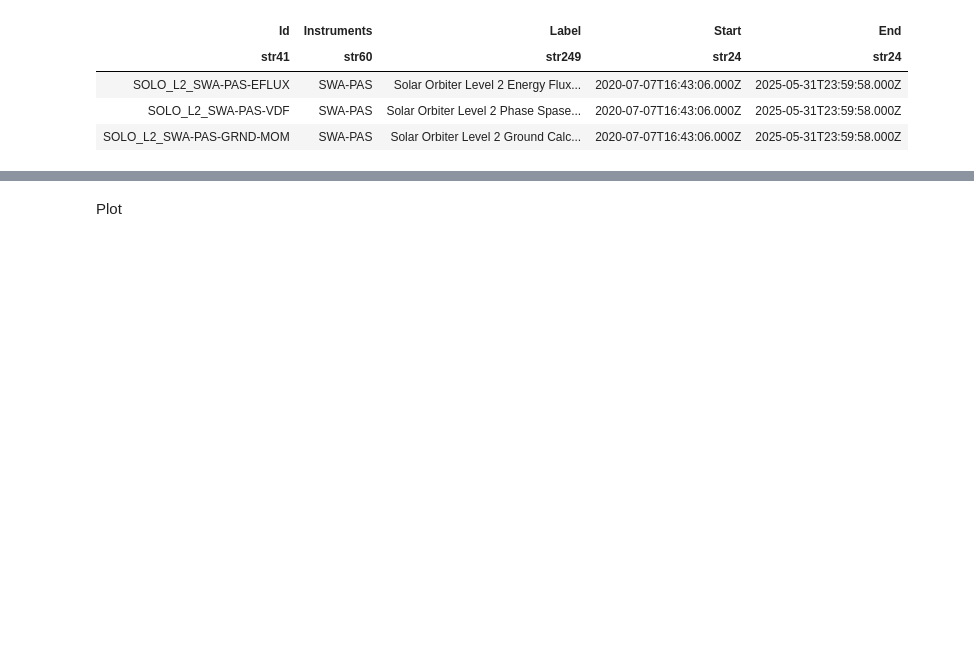
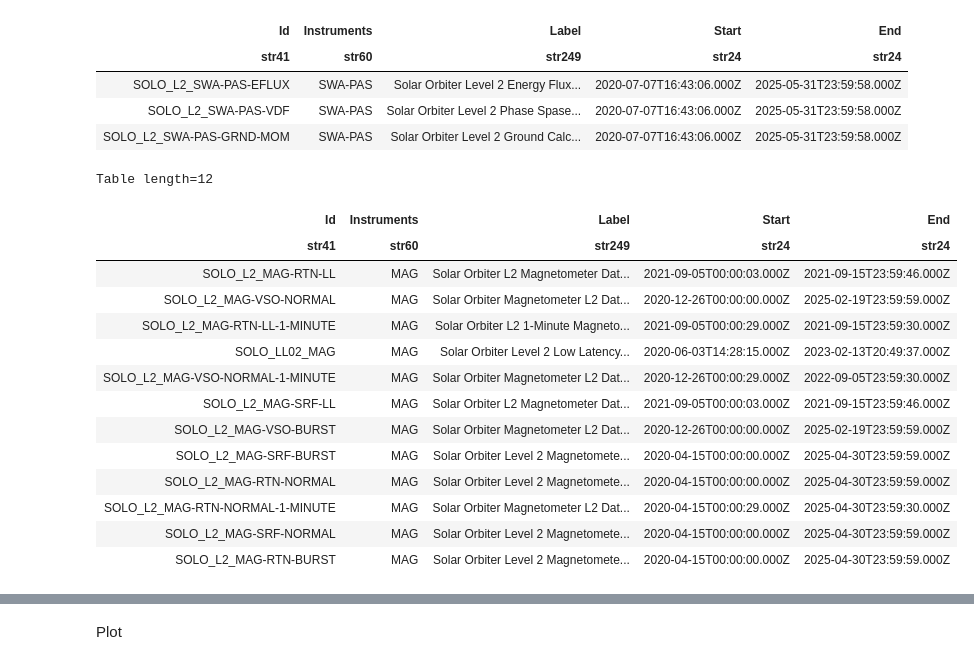
Before and after one commit to BlueNeptune11/sun_capstone, a Jupyter notebook: AceSoPsp_timeseries.ipynb, the cells around one changed output, grey strips where cells are left out. Drawn from its saved outputs; the diff is of its cells as text; code cells hidden in the pictures; blank space fills up the shorter version.

```diff
--- a/AceSoPsp_timeseries.ipynb
+++ b/AceSoPsp_timeseries.ipynb
@@ -177,6 +185,24 @@ Table length=3
 | SOLO_L2_SWA-PAS-EFLUX | SWA-PAS | Solar Orbiter Level 2 Energy Flux... | 2020-07-07T16:43:06.000Z | 2025-05-31T23:59:58.000Z |
 | SOLO_L2_SWA-PAS-VDF | SWA-PAS | Solar Orbiter Level 2 Phase Spase... | 2020-07-07T16:43:06.000Z | 2025-05-31T23:59:58.000Z |
 | SOLO_L2_SWA-PAS-GRND-MOM | SWA-PAS | Solar Orbiter Level 2 Ground Calc... | 2020-07-07T16:43:06.000Z | 2025-05-31T23:59:58.000Z |
+# %%
+solo_datasets[solo_datasets["Instruments"] == 'MAG']
+# %% [output]
+Table length=12
+| Id | Instruments | Label | Start | End |
+| str41 | str60 | str249 | str24 | str24 |
+| SOLO_L2_MAG-RTN-LL | MAG | Solar Orbiter L2 Magnetometer Dat... | 2021-09-05T00:00:03.000Z | 2021-09-15T23:59:46.000Z |
+| SOLO_L2_MAG-VSO-NORMAL | MAG | Solar Orbiter Magnetometer L2 Dat... | 2020-12-26T00:00:00.000Z | 2025-02-19T23:59:59.000Z |
+| SOLO_L2_MAG-RTN-LL-1-MINUTE | MAG | Solar Orbiter L2 1-Minute Magneto... | 2021-09-05T00:00:29.000Z | 2021-09-15T23:59:30.000Z |
+| SOLO_LL02_MAG | MAG | Solar Orbiter Level 2 Low Latency... | 2020-06-03T14:28:15.000Z | 2023-02-13T20:49:37.000Z |
+| SOLO_L2_MAG-VSO-NORMAL-1-MINUTE | MAG | Solar Orbiter Magnetometer L2 Dat... | 2020-12-26T00:00:29.000Z | 2022-09-05T23:59:30.000Z |
+| SOLO_L2_MAG-SRF-LL | MAG | Solar Orbiter L2 Magnetometer Dat... | 2021-09-05T00:00:03.000Z | 2021-09-15T23:59:46.000Z |
+| SOLO_L2_MAG-VSO-BURST | MAG | Solar Orbiter Magnetometer L2 Dat... | 2020-12-26T00:00:00.000Z | 2025-02-19T23:59:59.000Z |
+| SOLO_L2_MAG-SRF-BURST | MAG | Solar Orbiter Level 2 Magnetomete... | 2020-04-15T00:00:00.000Z | 2025-04-30T23:59:59.000Z |
+| SOLO_L2_MAG-RTN-NORMAL | MAG | Solar Orbiter Level 2 Magnetomete... | 2020-04-15T00:00:00.000Z | 2025-04-30T23:59:59.000Z |
+| SOLO_L2_MAG-RTN-NORMAL-1-MINUTE | MAG | Solar Orbiter Magnetometer L2 Dat... | 2020-04-15T00:00:29.000Z | 2025-04-30T23:59:30.000Z |
+| SOLO_L2_MAG-SRF-NORMAL | MAG | Solar Orbiter Level 2 Magnetomete... | 2020-04-15T00:00:00.000Z | 2025-04-30T23:59:59.000Z |
+| SOLO_L2_MAG-RTN-BURST | MAG | Solar Orbiter Level 2 Magnetomete... | 2020-04-15T00:00:00.000Z | 2025-04-30T23:59:59.000Z |
 # %%
 # Search and download Solar Wind Analyser SWA data (4-second)
 res_solo_swa = Fido.search(a.Time(tstart, tend), a.cdaweb.Dataset('SOLO_L2_SWA-PAS-GRND-MOM'))
```
Also changed, not shown: parts of 5 cells of this notebook.
